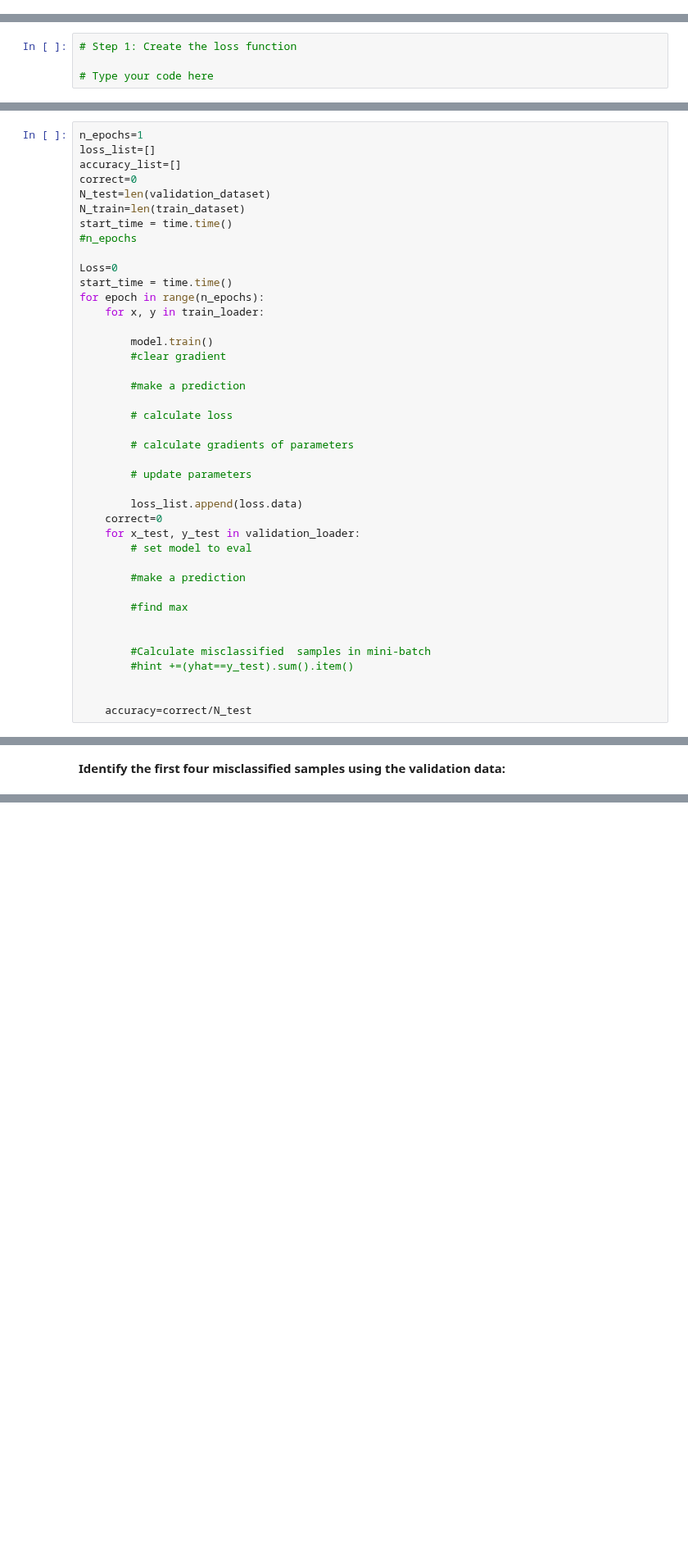
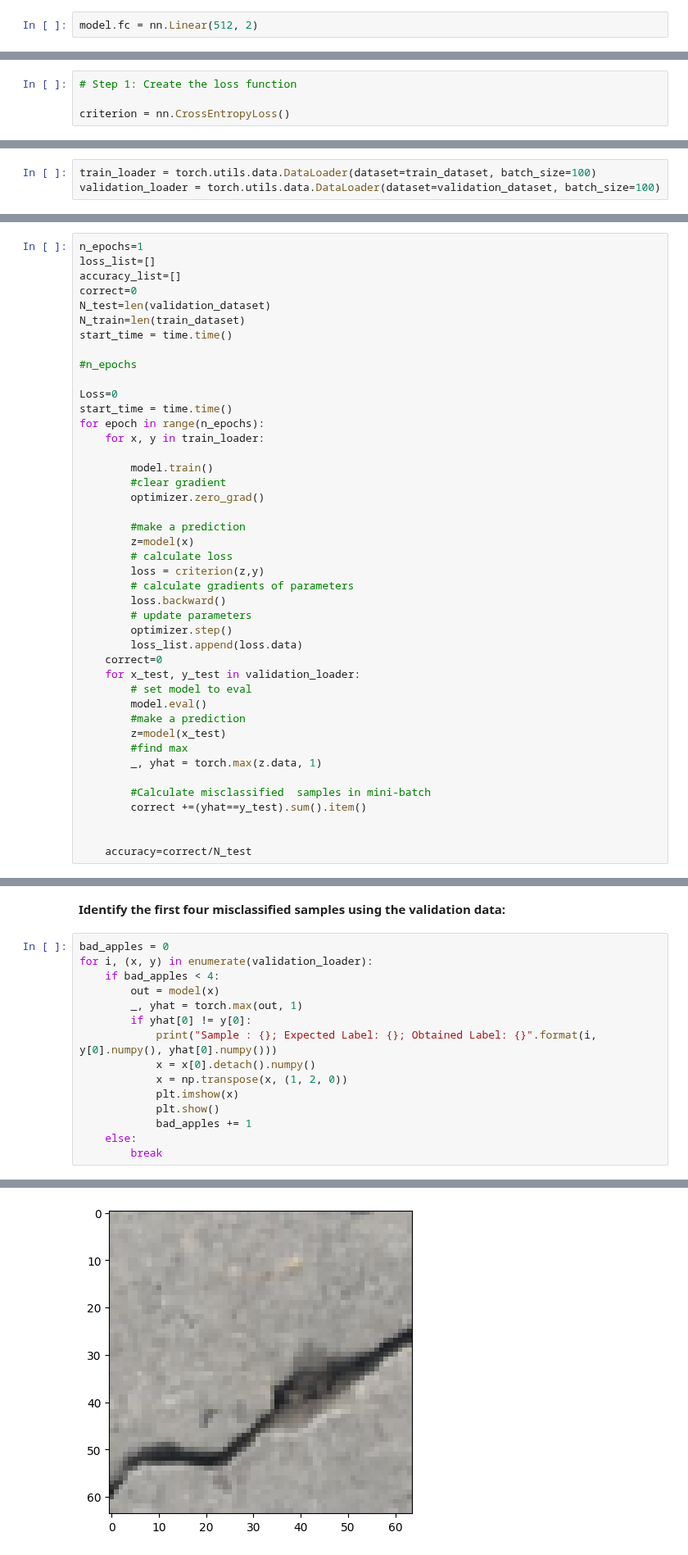
Before and after one commit to fridrichmrtn/ibm-ai-engineering, a Jupyter notebook: 06_deeplearning_capstone/pytorch_track/4.1_resnet18_PyTorch.ipynb, the cells around one changed output, grey strips where cells are left out. Shown at 82% size. Saved outputs shown, nothing was run; the diff lists cells and outputs as text; blank space fills up the shorter version.

```diff
--- a/06_deeplearning_capstone/pytorch_track/4.1_resnet18_PyTorch.ipynb
+++ b/06_deeplearning_capstone/pytorch_track/4.1_resnet18_PyTorch.ipynb
@@ -157,6 +167,8 @@ print("done")
 <code>resnet18</code> is used to classify 1000 different objects; as a result, the last layer has 1000 outputs.  The 512 inputs come from the fact that the previously hidden layer has 512 outputs.
 # %% [markdown]
 <b>Step 3</b>: Replace the output layer <code>model.fc</code> of the neural network with a <code>nn.Linear</code> object, to classify 2 different classes. For the parameters <code>in_features </code> remember the last hidden layer has 512 neurons.
+# %%
+model.fc = nn.Linear(512, 2)
 # %% [markdown]
 Print out the model in order to show whether you get the correct answer.<br> <b>(Your peer reviewer is going to mark based on what you print here.)</b>
 # %%
@@ -170,9 +200,12 @@ In this question you will train your, model:
 # %%
 # Step 1: Create the loss function
 
-# Type your code here
+criterion = nn.CrossEntropyLoss()
 # %% [markdown]
 <b>Step 2</b>: Create a training loader and validation loader object, the batch size should have 100 samples each.
+# %%
+train_loader = torch.utils.data.DataLoader(dataset=train_dataset, batch_size=100)
+validation_loader = torch.utils.data.DataLoader(dataset=validation_dataset, batch_size=100)
 # %% [markdown]
 <b>Step 3</b>: Use the following optimizer to minimize the loss
 # %%
@@ -189,6 +222,7 @@ correct=0
 N_test=len(validation_dataset)
 N_train=len(train_dataset)
 start_time = time.time()
+
 #n_epochs
 
 Loss=0
@@ -198,27 +232,28 @@ for epoch in range(n_epochs):
 
         model.train()
         #clear gradient
+        optimizer.zero_grad()
 
         #make a prediction
-
+        z=model(x)
         # calculate loss
-
+        loss = criterion(z,y)
         # calculate gradients of parameters
-
+        loss.backward()
         # update parameters
-
+        optimizer.step()
         loss_list.append(loss.data)
     correct=0
     for x_test, y_test in validation_loader:
         # set model to eval
-
+        model.eval()
         #make a prediction
-
+        z=model(x_test)
         #find max
-
+        _, yhat = torch.max(z.data, 1)
 
         #Calculate misclassified  samples in mini-batch
-        #hint +=(yhat==y_test).sum().item()
+        correct +=(yhat==y_test).sum().item()
 
 
     accuracy=correct/N_test
@@ -235,3 +274,19 @@ plt.show()
 <h2 id="Question_3">Question 3:Find the misclassified samples</h2>
 # %% [markdown]
 <b>Identify the first four misclassified samples using the validation data:</b>
+# %%
+bad_apples = 0
+for i, (x, y) in enumerate(validation_loader):
+    if bad_apples < 4:
+        out = model(x)
+        _, yhat = torch.max(out, 1)
+        if yhat[0] != y[0]:
+            print("Sample : {}; Expected Label: {}; Obtained Label: {}".format(i, y[0].numpy(), yhat[0].numpy()))
+            x = x[0].detach().numpy()
+            x = np.transpose(x, (1, 2, 0))
+            plt.imshow(x)
+            plt.show()
+            bad_apples += 1
+    else:
+        break
+# %% [output]
@@ -237,0 +294 @@ plt.show()
+[figure, added]
```
Also changed, not shown: parts of 9 cells of this notebook.
